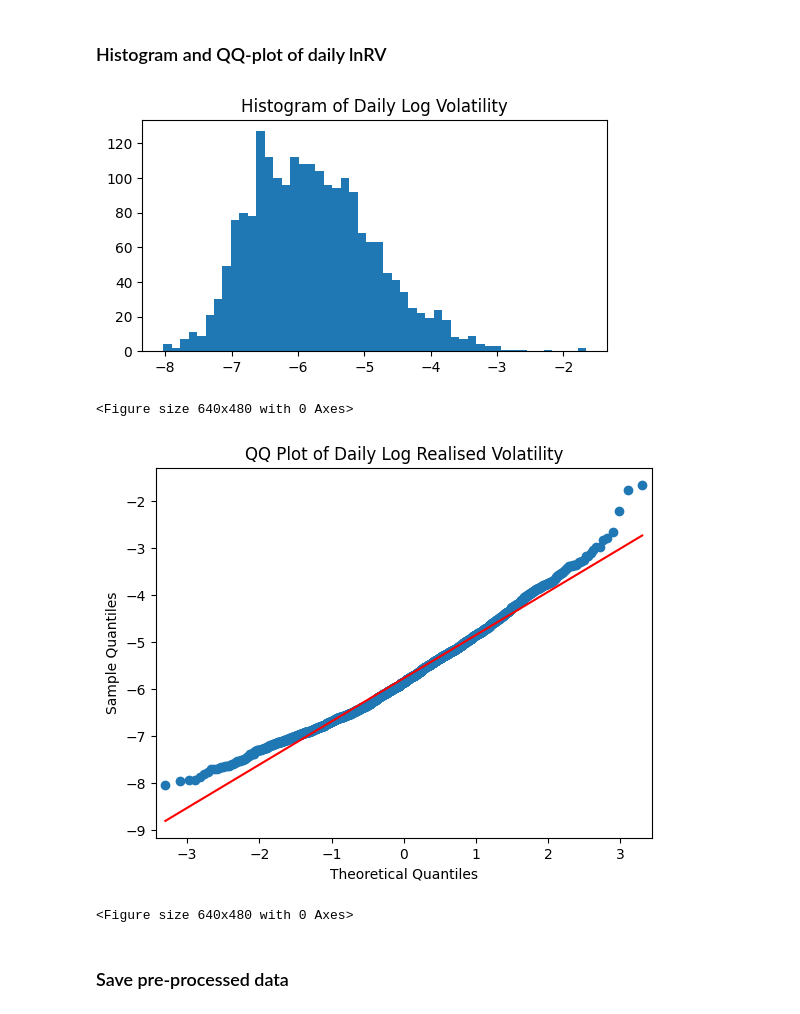
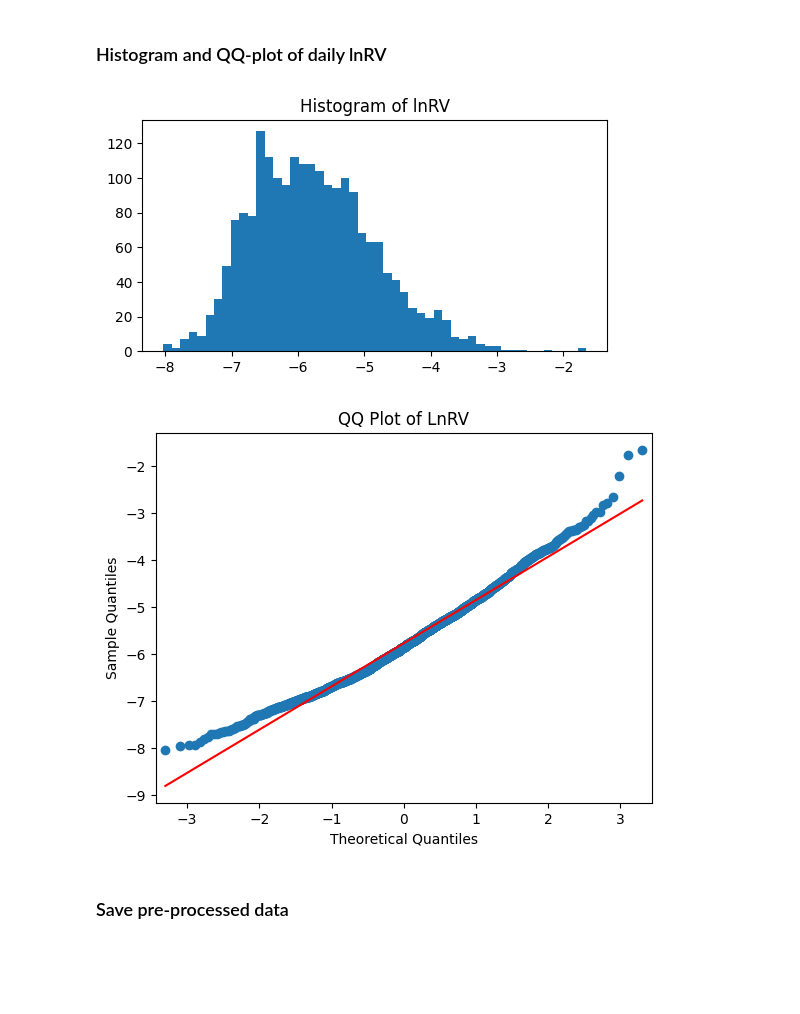
Before and after one commit to kiwi-lemongrass/DSE4101_Individual-Project, a Jupyter notebook: src/pre.ipynb, the cells around one changed output. Drawn from its saved outputs; the diff is of its cells as text; code cells hidden in the pictures; blank space fills up the shorter version.

Commit message:
update eda graphs

```diff
--- a/src/pre.ipynb
+++ b/src/pre.ipynb
@@ -238,20 +236,18 @@ plt.savefig('../fig/qqplot_daily_log_return.png')
 # %%
 plt.figure(figsize=(6, 3))
 plt.hist(df_daily['lnRV'], bins=50)
-plt.title('Histogram of Daily Log Volatility')
+plt.title('Histogram of lnRV')
+plt.savefig('../fig/histogram_lnRV.png')
 plt.show()
-plt.savefig('../fig/histogram_daily_log_realised_volatility.png')
 # %% [output]
-[figure, old version]
+[figure, new version]
-<Figure size 640x480 with 0 Axes>
 # %%
 sm.qqplot(df_daily['lnRV'], line ='s')
-plt.title('QQ Plot of Daily Log Realised Volatility')
+plt.title('QQ Plot of LnRV')
+plt.savefig('../fig/qqplot_lnRV.png')
 plt.show()
-plt.savefig('../fig/qqplot_daily_log_realised_volatility.png')
 # %% [output]
-[figure, old version]
+[figure, new version]
-<Figure size 640x480 with 0 Axes>
 # %% [markdown]
 ### Save pre-processed data
 # %%
```
Also changed, not shown: parts of 3 cells of this notebook, 8 other files.
